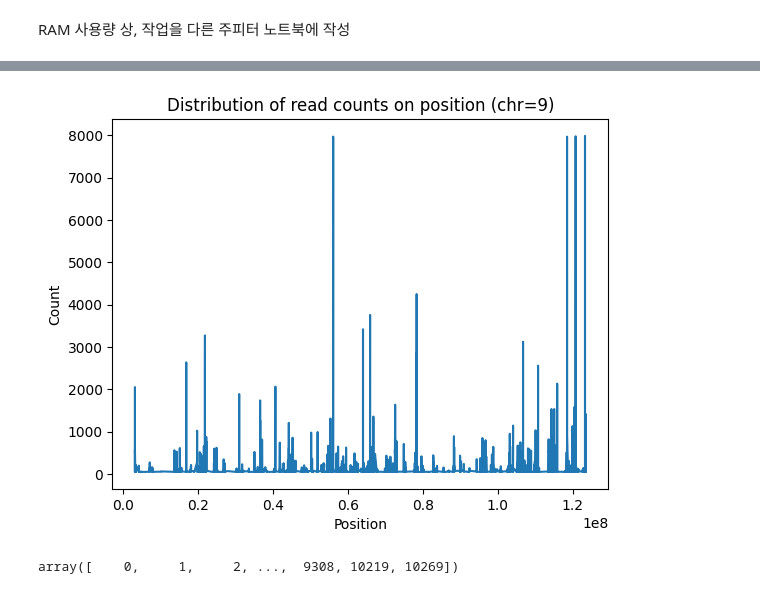
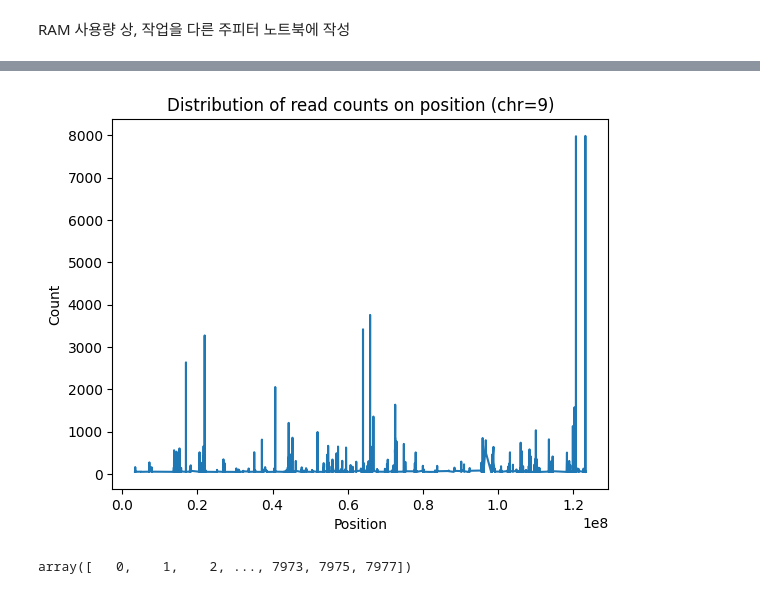
Before and after one commit to WoobeenJeong/Bioinfomatics_Practice_RNAseq, a Jupyter notebook: Project_002.ipynb, the cells around one changed output, grey strips where cells are left out. Drawn from its saved outputs; the diff is of its cells as text; code cells hidden in the pictures.

```diff
--- a/Project_002.ipynb
+++ b/Project_002.ipynb
@@ -100,5 +99,5 @@ chr9
 # %%
-pileup = pd.read_csv('CLIP-let7g-gene.pileup', sep='\t', names=['chrom', 'pos', '_ref', 'count', 'basereads', 'quals'])
+pileup = pd.read_csv('forward-CLIP-let7g-gene.pileup', sep='\t', names=['chrom', 'pos', '_ref', 'count', 'basereads', 'quals'])
 pileup.tail()
 # %% [output]
 |  | chrom | pos | _ref | count | basereads | quals |
@@ -134,5 +133,5 @@ np.max(pileup['count'])
 이경우는 좀 궁금하긴 하다만, 너무 크기 때문에, threshold <=130 reads로 두고 진행
 (Shannon에서 depth 50으로 했으므로)
 # %%
-filter130pileup = pileup[pileup['count'] > 50]
+f50pileup = pileup[pileup['count'] > 50]
 # %%
@@ -164,7 +163,7 @@ match와 substitution, deletion을 사용할 것이므로, 나머지에 해당
 **여기서 Deletion은 포함하는 경우를 고려하는 것을 고민할 것**
 # %%
 toremove = re.compile(r'[<>$*#+-]|\^.')
-filter130pileup.loc[:, 'matches'] = filter130pileup['basereads'].apply(lambda x: toremove.sub('', x))
+f50pileup.loc[:, 'matches'] = f50pileup['basereads'].apply(lambda x: toremove.sub('', x))
 # %% [output]
 A value is trying to be set on a copy of a slice from a DataFrame.
 Try using .loc[row_indexer,col_indexer] = value instead
@@ -199,0 +187,3 @@ See the caveats in the documentation: https://pandas.pydata.org/pandas-docs/stab
+# %%
+f50pileup['base_count'] = f50pileup['matches'].apply(lambda x: len([c for c in x if c.upper() in ('A', 'T', 'G', 'C', 'D')]))
+f50pileup.head()
@@ -219,16 +229,16 @@ filter130pileup.head()
 # %%
-x = filter130pileup['pos']
-y = filter130pileup['count']
+x = f50pileup['pos']
+y = f50pileup['count']
 
 plt.plot(x, y)
 plt.xlabel('Position')
 plt.ylabel('Count')
 plt.title('Distribution of read counts on position (chr=9)')
 plt.show()
 # %% [output]
-[figure, old version]
+[figure, new version]
 # %%
-np.unique(filter130pileup['base_count'])
+np.unique(f50pileup['base_count'])
 # %% [output]
-array([    0,     1,     2, ...,  9308, 10219, 10269])
+array([   0,    1,    2, ..., 7973, 7975, 7977])
 # %%
```
Also changed, not shown: parts of 21 cells of this notebook.
